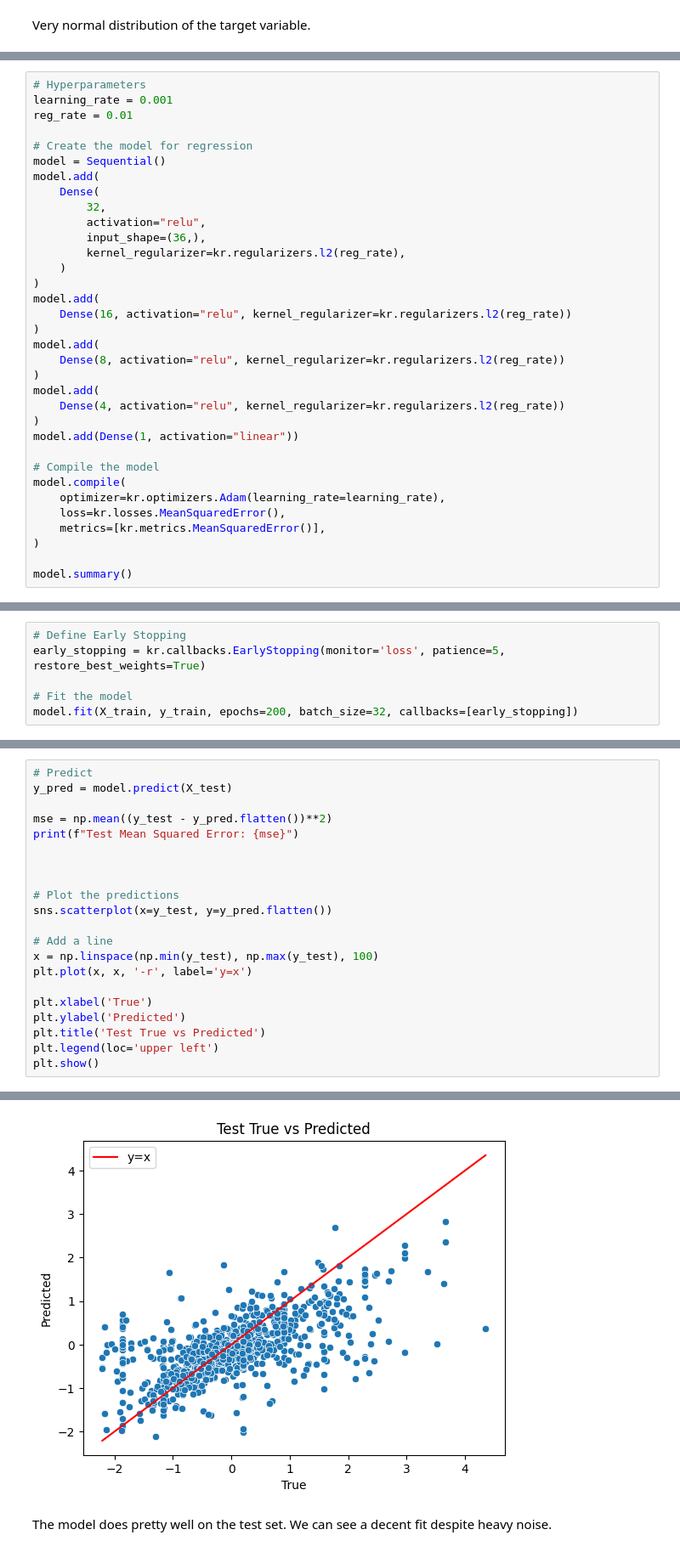
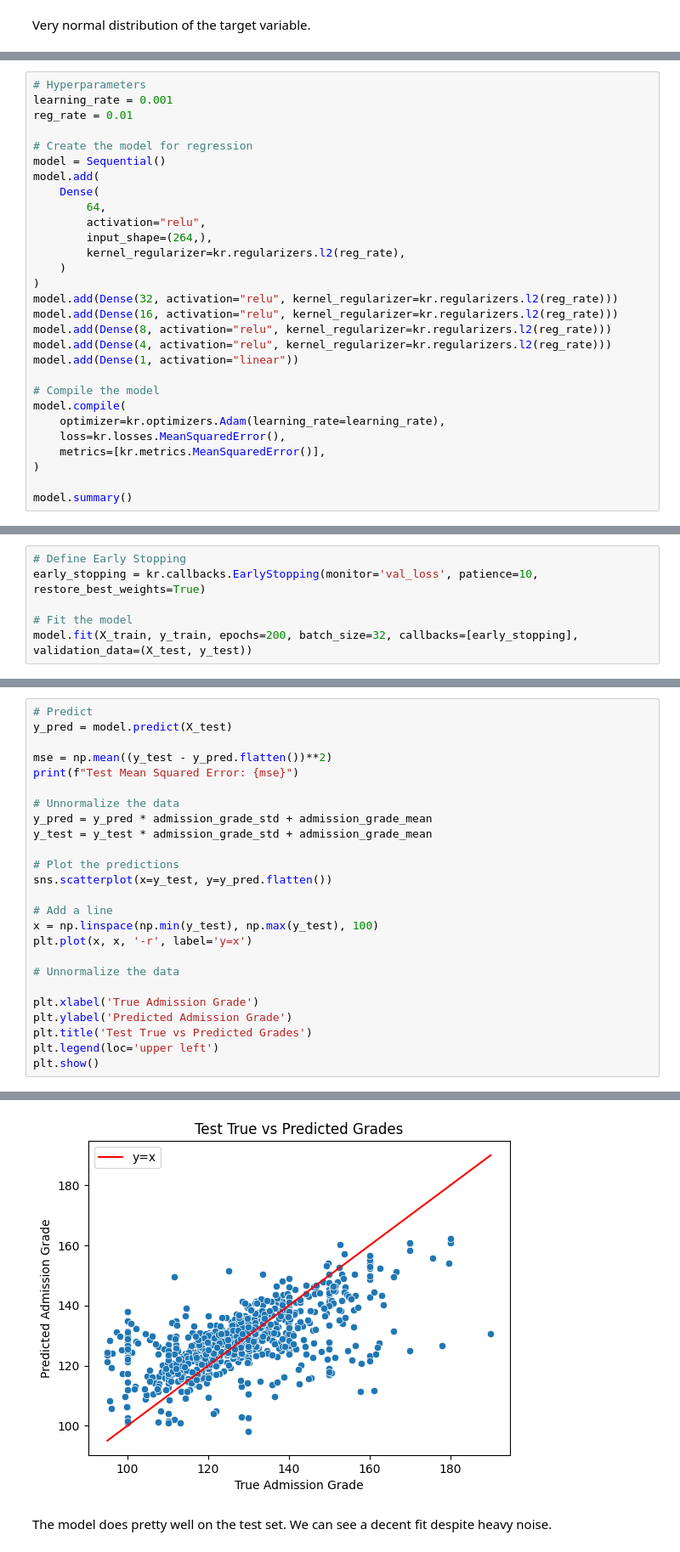
Before and after one commit to austinbarish/anly5300-project-group-7, a Jupyter notebook: code/ml-dl.ipynb, the cells around one changed output, grey strips where cells are left out. Shown at 85% size. Drawn from its saved outputs; the diff is of its cells as text.

```diff
--- a/code/ml-dl.ipynb
+++ b/code/ml-dl.ipynb
@@ -450,21 +492,16 @@ reg_rate = 0.01
 model = Sequential()
 model.add(
     Dense(
-        32,
+        64,
         activation="relu",
-        input_shape=(36,),
+        input_shape=(264,),
         kernel_regularizer=kr.regularizers.l2(reg_rate),
     )
 )
-model.add(
-    Dense(16, activation="relu", kernel_regularizer=kr.regularizers.l2(reg_rate))
-)
-model.add(
-    Dense(8, activation="relu", kernel_regularizer=kr.regularizers.l2(reg_rate))
-)
-model.add(
-    Dense(4, activation="relu", kernel_regularizer=kr.regularizers.l2(reg_rate))
-)
+model.add(Dense(32, activation="relu", kernel_regularizer=kr.regularizers.l2(reg_rate)))
+model.add(Dense(16, activation="relu", kernel_regularizer=kr.regularizers.l2(reg_rate)))
+model.add(Dense(8, activation="relu", kernel_regularizer=kr.regularizers.l2(reg_rate)))
+model.add(Dense(4, activation="relu", kernel_regularizer=kr.regularizers.l2(reg_rate)))
 model.add(Dense(1, activation="linear"))
 
 # Compile the model
@@ -500,8 +533,8 @@ _________________________________________________________________
 # %%
 # Define Early Stopping
-early_stopping = kr.callbacks.EarlyStopping(monitor='loss', patience=5, restore_best_weights=True)
+early_stopping = kr.callbacks.EarlyStopping(monitor='val_loss', patience=10, restore_best_weights=True)
 
 # Fit the model
-model.fit(X_train, y_train, epochs=200, batch_size=32, callbacks=[early_stopping])
+model.fit(X_train, y_train, epochs=200, batch_size=32, callbacks=[early_stopping], validation_data=(X_test, y_test))
 # %% [output]
 Epoch 1/200
@@ -560,7 +596,9 @@ y_pred = model.predict(X_test)
 mse = np.mean((y_test - y_pred.flatten())**2)
 print(f"Test Mean Squared Error: {mse}")
 
-
+# Unnormalize the data
+y_pred = y_pred * admission_grade_std + admission_grade_mean
+y_test = y_test * admission_grade_std + admission_grade_mean
 
 # Plot the predictions
 sns.scatterplot(x=y_test, y=y_pred.flatten())
@@ -569,9 +607,11 @@ sns.scatterplot(x=y_test, y=y_pred.flatten())
 x = np.linspace(np.min(y_test), np.max(y_test), 100)
 plt.plot(x, x, '-r', label='y=x')
 
-plt.xlabel('True')
-plt.ylabel('Predicted')
-plt.title('Test True vs Predicted')
+# Unnormalize the data
+
+plt.xlabel('True Admission Grade')
+plt.ylabel('Predicted Admission Grade')
+plt.title('Test True vs Predicted Grades')
 plt.legend(loc='upper left')
 plt.show()
 # %% [output]
@@ -580,4 +620,4 @@ Test Mean Squared Error: 0.6844558251264051
-[figure, old version]
+[figure, new version]
 # %% [markdown]
 The model does pretty well on the test set. We can see a decent fit despite heavy noise.
 # %%
```
Also changed, not shown: parts of 32 cells of this notebook.
